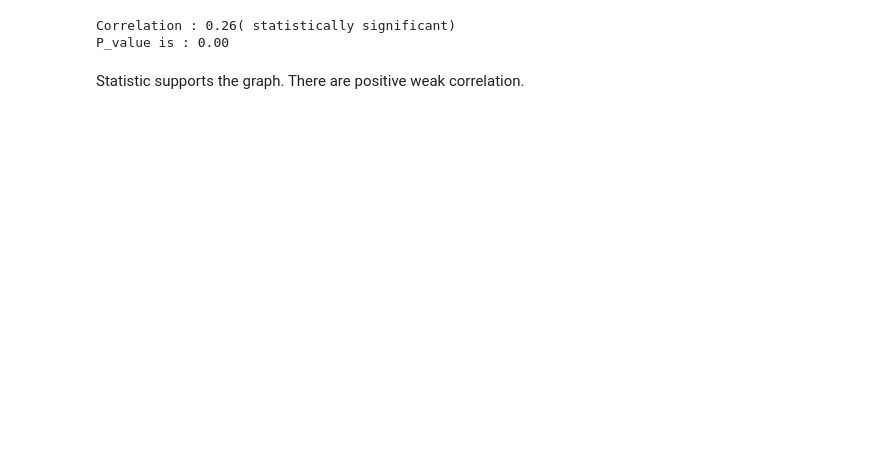
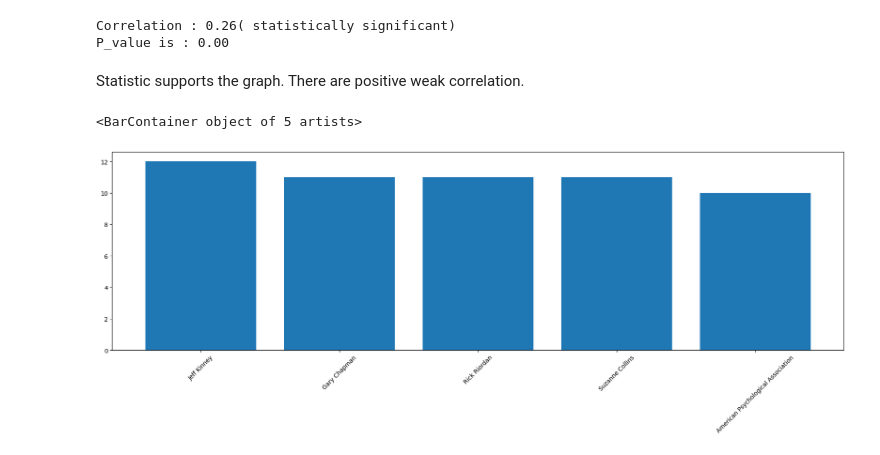
Before and after one commit to NevzatTaha/Top-50-sales-Hypothesis-Testing-and-EDA, a Jupyter notebook: Data Analytic and Visualisation.ipynb, the cells around one changed output. Cells and saved outputs as stored; diff of their text form; code cells hidden in the pictures; blank space fills up the shorter version.

```diff
--- a/Data Analytic and Visualisation.ipynb
+++ b/Data Analytic and Visualisation.ipynb
@@ -307,3 +307,15 @@ Correlation : 0.26( statistically significant)
 P_value is : 0.00
 # %% [markdown]
 Statistic supports the graph. There are positive weak correlation.
+# %%
+plt.figure(figsize=(22, 6))
+top_authors = df["Author"].value_counts().head(5)
+
+values = top_authors.values
+names = top_authors.index
+plt.xticks(rotation=45)
+
+plt.bar(names, values)
+# %% [output]
+<BarContainer object of 5 artists>
+[figure, added]
```
Also changed, not shown: parts of 2 cells of this notebook.
